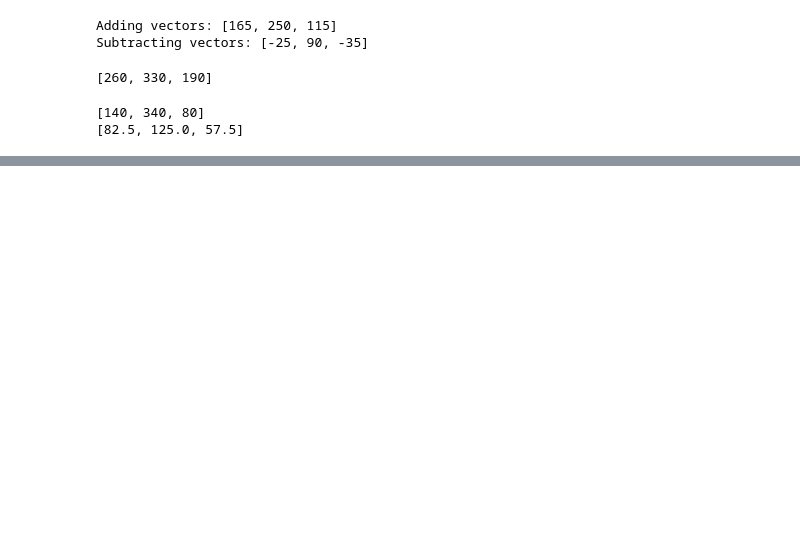
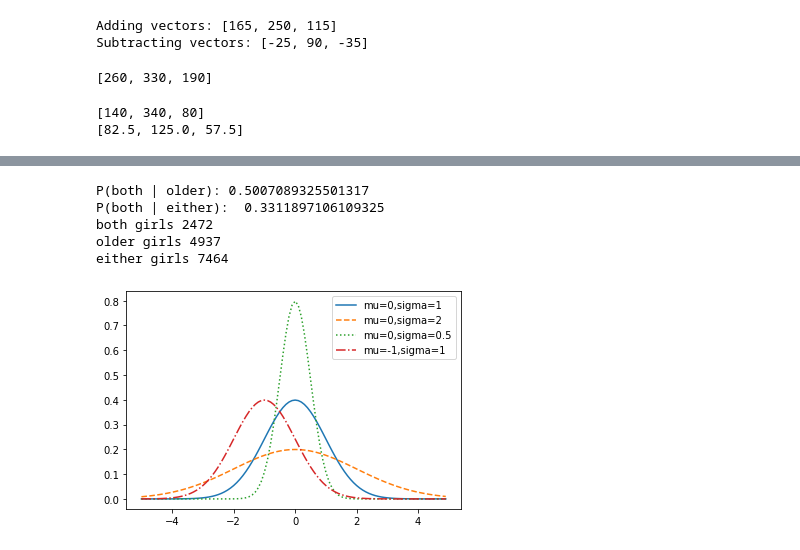
Before and after one commit to Aurian-G/Python-Data-Science-Practice, a Jupyter notebook: Data_Science_Practice.ipynb, the cells around one changed output, grey strips where cells are left out. Cells and saved outputs as stored; diff of their text form; code cells hidden in the pictures; blank space fills up the shorter version.

```diff
--- a/Data_Science_Practice.ipynb
+++ b/Data_Science_Practice.ipynb
@@ -535,0 +909,43 @@ print(vector_mean([h_w_a, grades]))
+# %%
+if __name__ == "__main__":
+
+    #
+    # CONDITIONAL PROBABILITY
+    #
+
+    both_girls = 0
+    older_girl = 0
+    either_girl = 0
+
+    random.seed(0)
+    for _ in range(10000):
+        younger = random_kid()
+        older = random_kid()
+        if older == "girl":
+            older_girl += 1
+        if older == "girl" and younger == "girl":
+            both_girls += 1
+        if older == "girl" or younger == "girl":
+            either_girl += 1
+
+    print("P(both | older):", both_girls / older_girl)      # 0.514 ~ 1/2
+    print("P(both | either): ", both_girls / either_girl)   # 0.342 ~ 1/3
+    print('both girls', both_girls)
+    print('older girls', older_girl)
+    print('either girls', either_girl)
+# %% [output]
+P(both | older): 0.5007089325501317
+P(both | either):  0.3311897106109325
+both girls 2472
+older girls 4937
+either girls 7464
+# %%
+    xs = [x / 10.0 for x in range(-50, 50)]
+    plt.plot(xs,[normal_pdf(x,sigma=1) for x in xs],'-',label='mu=0,sigma=1')
+    plt.plot(xs,[normal_pdf(x,sigma=2) for x in xs],'--',label='mu=0,sigma=2')
+    plt.plot(xs,[normal_pdf(x,sigma=0.5) for x in xs],':',label='mu=0,sigma=0.5')
+    plt.plot(xs,[normal_pdf(x,mu=-1)   for x in xs],'-.',label='mu=-1,sigma=1')
+    plt.legend()
+    plt.show()
+# %% [output]
+[figure, added]
```
Also changed, not shown: parts of 23 cells of this notebook.
